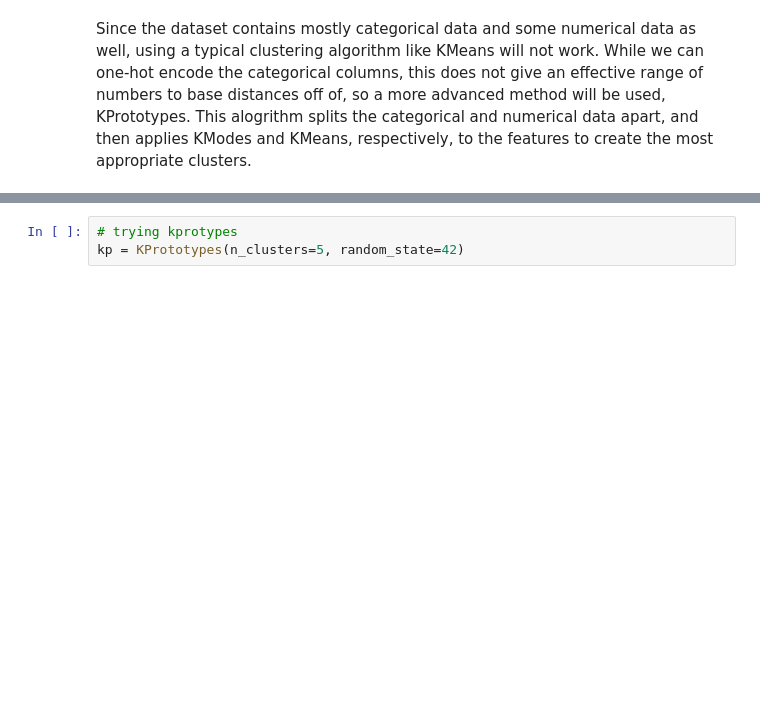
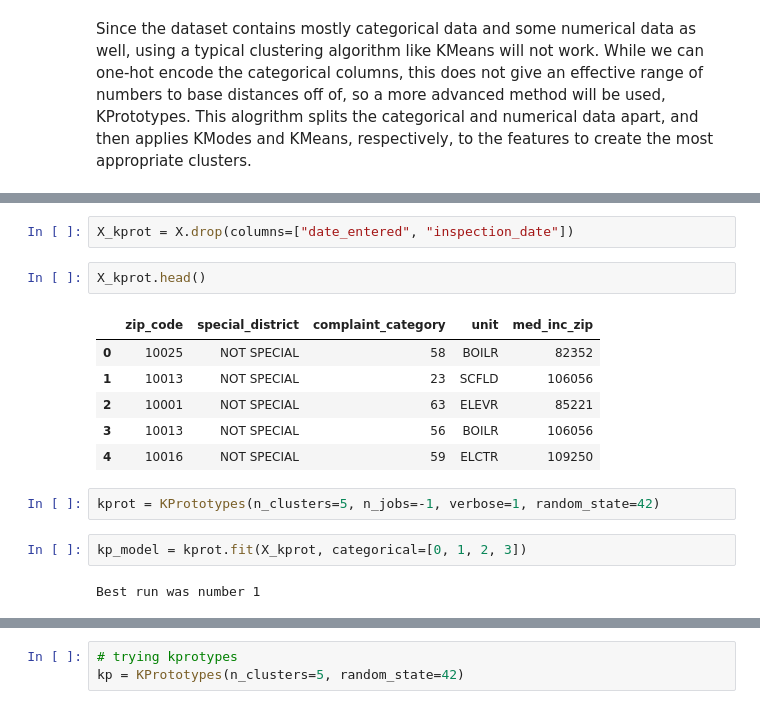
Before and after one commit to Shaddyjr/dob_complaints, a Jupyter notebook: jeremy/clustering.ipynb, the cells around one changed output, grey strips where cells are left out. Saved outputs shown, nothing was run; the diff lists cells and outputs as text; blank space fills up the shorter version.

```diff
--- a/jeremy/clustering.ipynb
+++ b/jeremy/clustering.ipynb
@@ -52,0 +220,17 @@ X.head()
+# %%
+X_kprot = X.drop(columns=["date_entered", "inspection_date"])
+# %%
+X_kprot.head()
+# %% [output]
+|  | zip_code | special_district | complaint_category | unit | med_inc_zip |
+| 0 | 10025 | NOT SPECIAL | 58 | BOILR | 82352 |
+| 1 | 10013 | NOT SPECIAL | 23 | SCFLD | 106056 |
+| 2 | 10001 | NOT SPECIAL | 63 | ELEVR | 85221 |
+| 3 | 10013 | NOT SPECIAL | 56 | BOILR | 106056 |
+| 4 | 10016 | NOT SPECIAL | 59 | ELCTR | 109250 |
+# %%
+kprot = KPrototypes(n_clusters=5, n_jobs=-1, verbose=1, random_state=42)
+# %%
+kp_model = kprot.fit(X_kprot, categorical=[0, 1, 2, 3])
+# %% [output]
+Best run was number 1
```
Also changed, not shown: parts of 30 cells of this notebook, 2 other files.
